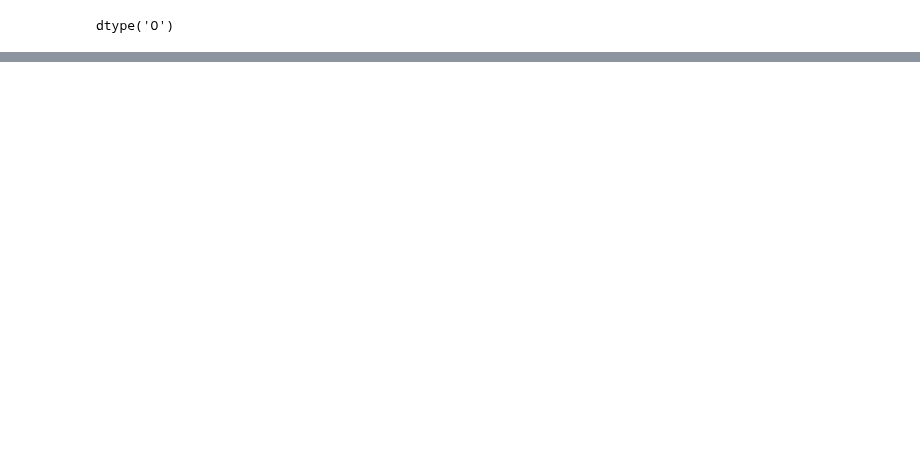
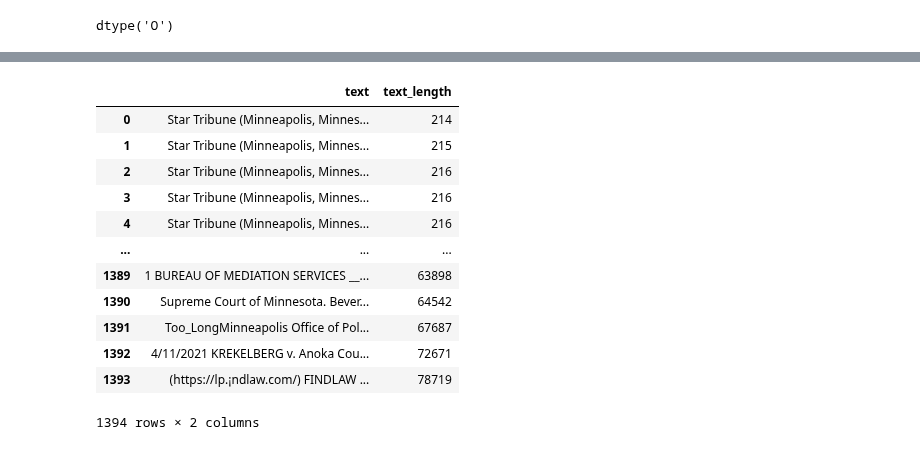
Before and after one commit to mendible/DATA5960-social-good, a Jupyter notebook: data_prep.ipynb, the cells around one changed output, grey strips where cells are left out. Cells and saved outputs as stored; diff of their text form; code cells hidden in the pictures; blank space fills up the shorter version.

```diff
--- a/data_prep.ipynb
+++ b/data_prep.ipynb
@@ -826,0 +891,4 @@ df.drop(columns = ["text_length", "is_text_duplicated"]).to_csv("cleaned_police_
+# %%
+# Manually replace a few of the commonly occuring Unicode characters with the appropriate ASCII character
+df["text"] = replace_unicodes(df["text"])
+df.head()
@@ -826,0 +902,2 @@ df.drop(columns = ["text_length", "is_text_duplicated"]).to_csv("cleaned_police_
+# %%
+df["text"] = df["text"].apply(fix_text) # fixes inconsistencies and weird characters in Unicode text
@@ -826,0 +933,3 @@ df.drop(columns = ["text_length", "is_text_duplicated"]).to_csv("cleaned_police_
+# %%
+sorted_texts = df["text"].drop_duplicates().sort_values(key = lambda ser: ser.str.len(), ascending=True).reset_index(drop=True) # sort unique texts by text length
+sorted_texts
@@ -826,0 +949,18 @@ df.drop(columns = ["text_length", "is_text_duplicated"]).to_csv("cleaned_police_
+# %%
+text_lengths = sorted_texts.str.len() # calculate length of all texts again
+text_df = pd.DataFrame({"text": sorted_texts, "text_length": text_lengths}) # dataframe w/ the sorted texts and their lengths
+text_df
+# %% [output]
+|  | text | text_length |
+| 0 | Star Tribune (Minneapolis, Minnes... | 214 |
+| 1 | Star Tribune (Minneapolis, Minnes... | 215 |
+| 2 | Star Tribune (Minneapolis, Minnes... | 216 |
+| 3 | Star Tribune (Minneapolis, Minnes... | 216 |
+| 4 | Star Tribune (Minneapolis, Minnes... | 216 |
+| ... | ... | ... |
+| 1389 | 1 BUREAU OF MEDIATION SERVICES __... | 63898 |
+| 1390 | Supreme Court of Minnesota. Bever... | 64542 |
+| 1391 | Too_LongMinneapolis Office of Pol... | 67687 |
+| 1392 | 4/11/2021 KREKELBERG v. Anoka Cou... | 72671 |
+| 1393 | (https://lp.¡ndlaw.com/) FINDLAW ... | 78719 |
+1394 rows × 2 columns
```
Also changed, not shown: parts of 43 cells of this notebook, 18 other files.
